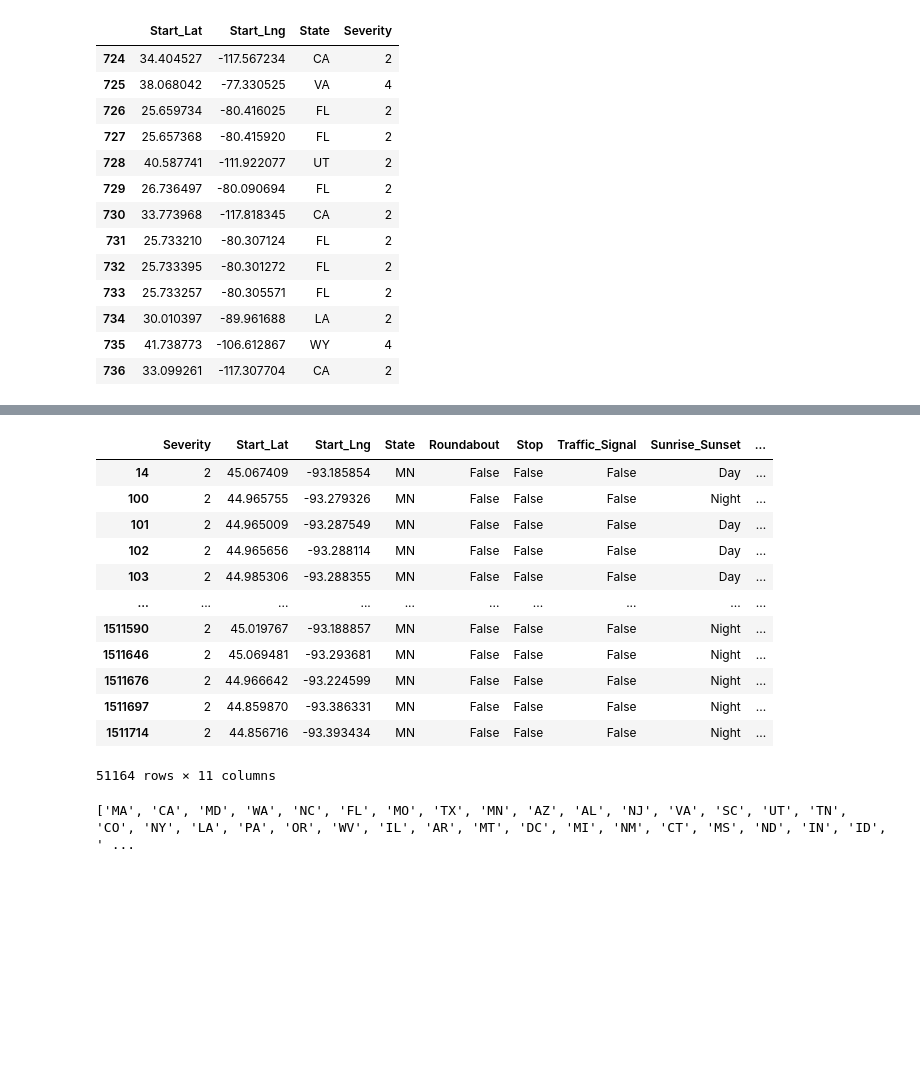
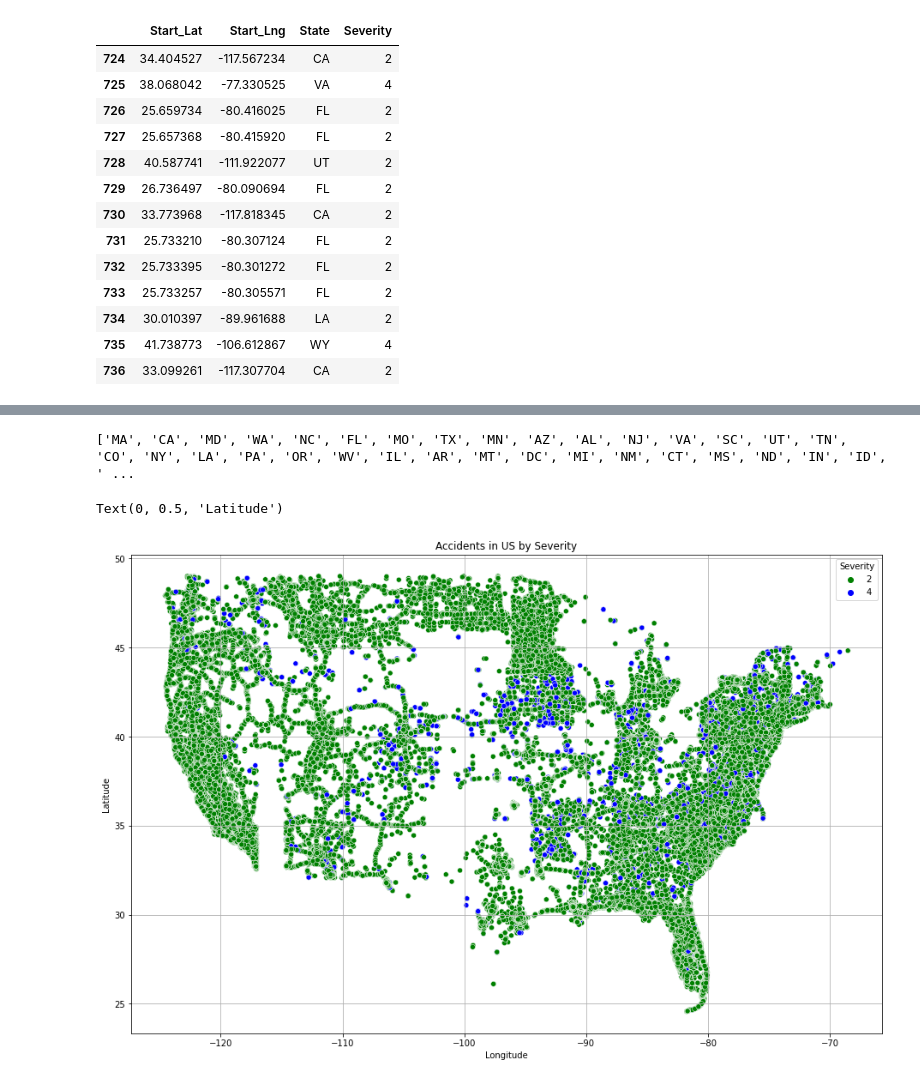
Before and after one commit to jonkwiatkowski/US-Traffic-Accident-Analysis, a Jupyter notebook: Analysis.ipynb, the cells around one changed output, grey strips where cells are left out. Cells and saved outputs as stored; diff of their text form; code cells hidden in the pictures; blank space fills up the shorter version.

Commit message:
Added first few charts ended on visibility scatter plot

```diff
--- a/Analysis.ipynb
+++ b/Analysis.ipynb
@@ -79,21 +80,6 @@ print(sample)
 # %%
 #Data for just Minnesota
 MN_accident_data = accident_data.loc[accident_data["State"] == "MN"]
-MN_accident_data
-# %% [output]
-|  | Severity | Start_Lat | Start_Lng | State | Roundabout | Stop | Traffic_Signal | Sunrise_Sunset | ... |
-| 14 | 2 | 45.067409 | -93.185854 | MN | False | False | False | Day | ... |
-| 100 | 2 | 44.965755 | -93.279326 | MN | False | False | False | Night | ... |
-| 101 | 2 | 44.965009 | -93.287549 | MN | False | False | False | Day | ... |
-| 102 | 2 | 44.965656 | -93.288114 | MN | False | False | False | Day | ... |
-| 103 | 2 | 44.985306 | -93.288355 | MN | False | False | False | Day | ... |
-| ... | ... | ... | ... | ... | ... | ... | ... | ... | ... |
-| 1511590 | 2 | 45.019767 | -93.188857 | MN | False | False | False | Night | ... |
-| 1511646 | 2 | 45.069481 | -93.293681 | MN | False | False | False | Night | ... |
-| 1511676 | 2 | 44.966642 | -93.224599 | MN | False | False | False | Night | ... |
-| 1511697 | 2 | 44.859870 | -93.386331 | MN | False | False | False | Night | ... |
-| 1511714 | 2 | 44.856716 | -93.393434 | MN | False | False | False | Night | ... |
-51164 rows × 11 columns
 # %%
 ustates = []
 for x in accident_data["State"]:
@@ -112,2 +92,24 @@ print(ustates)
+# %%
+#Scatter plot of accidents in our data
+# x_values = accident_data["Start_Lng"]
+# y_values = accident_data["Start_Lat"]
+# fig, ac = plt.subplots(figsize = (10,7),)
+# ac.scatter(x_values,y_values, facecolors = "r", edgecolors = "b", alpha = 0.5)
+# plt.xlabel("Longitude")
+# plt.ylabel("Latitude")
+# plt.show()
+
+fig, ax = plt.subplots(figsize=(15.7,10.27))
+_severity= ['1', '2', '3', '4']
+
+
+sns.scatterplot(data=accident_data, x="Start_Lng", y="Start_Lat", hue='Severity', palette=['green','blue'])
+plt.grid()
+plt.title("Accidents in US by Severity")
+plt.xlabel("Longitude")
+plt.ylabel("Latitude")
+# %% [output]
+Text(0, 0.5, 'Latitude')
+[figure, added]
 # %%
 #Code for heatmap
```
Also changed, not shown: parts of 15 cells of this notebook.
